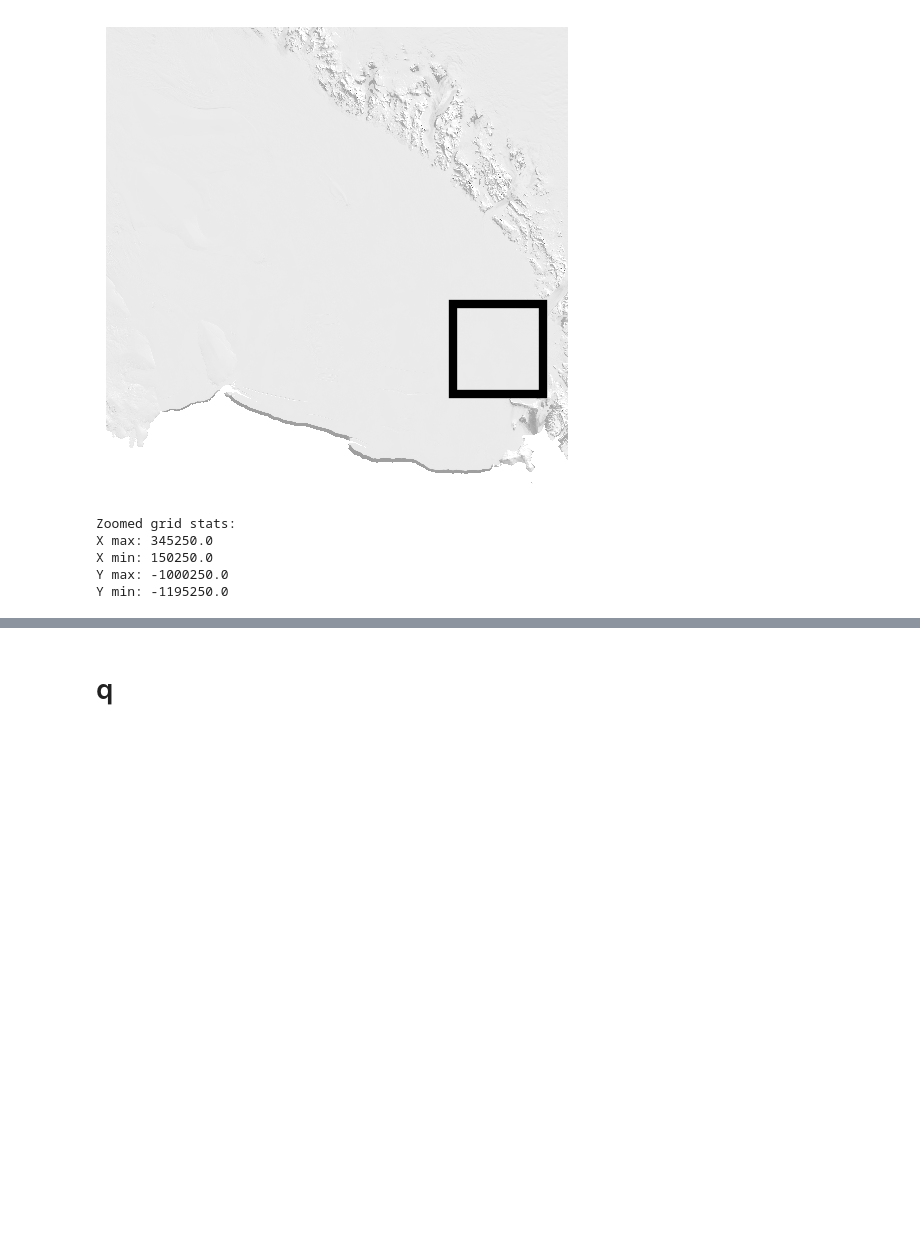
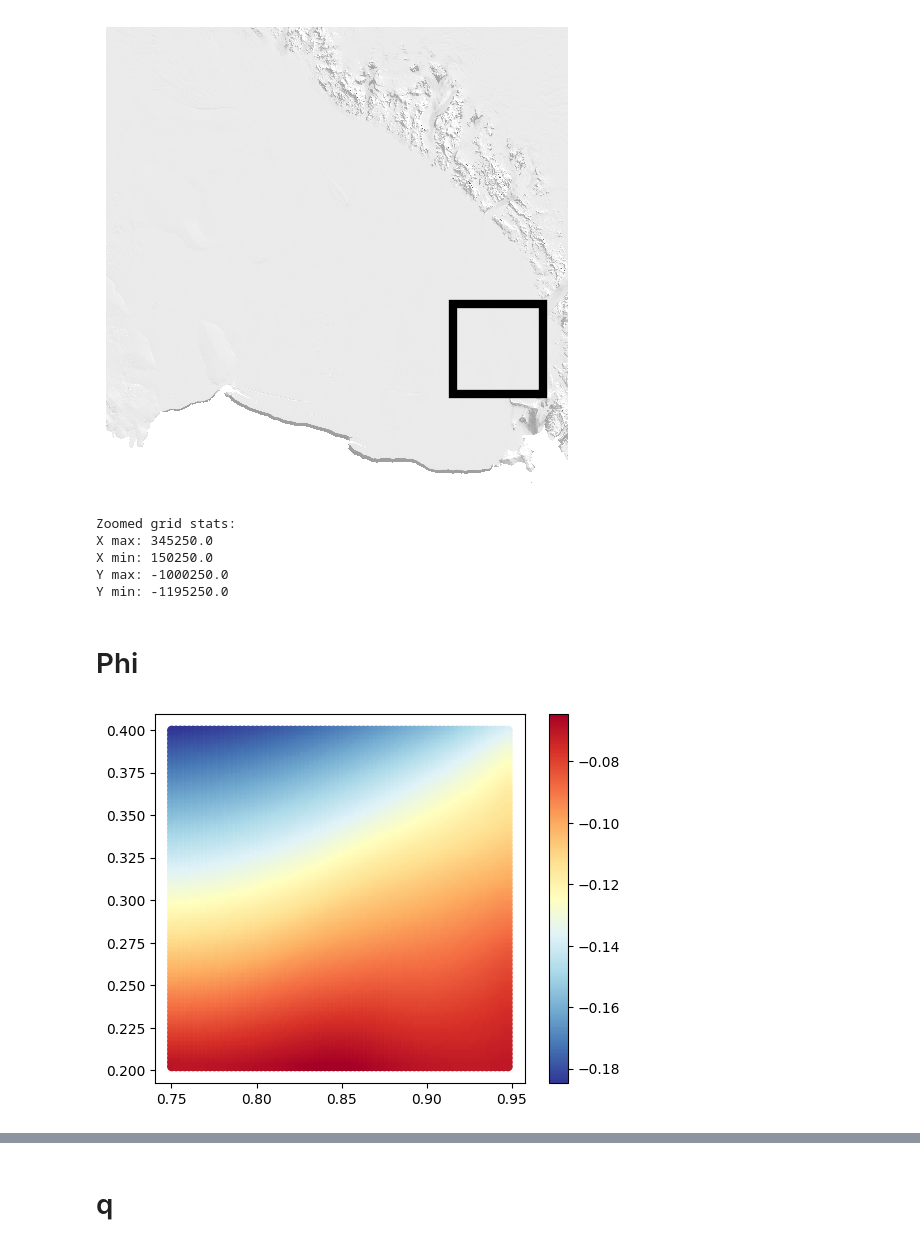
Before and after one commit to kimbente/FluxNet, a Jupyter notebook: helmholtz_decomposition.ipynb, the cells around one changed output, grey strips where cells are left out. Drawn from its saved outputs; the diff is of its cells as text; code cells hidden in the pictures; blank space fills up the shorter version.

Commit message:
add visualisations for presentation

```diff
--- a/helmholtz_decomposition.ipynb
+++ b/helmholtz_decomposition.ipynb
@@ -187,7 +207,25 @@ q_xy, df, cf = model(XY_batch, return_parts = True)
 XY_batch_hr = XY_zoom_tensor_hr.requires_grad_(True).to(device)
 
 q_xy_hr, _, _ = model(XY_batch_hr, return_parts = True)
+_, psi, phi  = model(XY_batch_hr, return_potentials = True)
 
 div_hr = compute_divergence_field(
     mean_pred = q_xy_hr,
     x_grad = XY_batch_hr)
+# %% [markdown]
+# Phi
+# %%
+# Check orientation of div field
+plt.scatter(
+    XY_batch_hr[:, 0].cpu().detach().numpy(),
+    XY_batch_hr[:, 1].cpu().detach().numpy(),
+    c = phi.detach().cpu().numpy(),
+    cmap = "RdYlBu_r",
+)
+
+plt.gca().set_aspect('equal')   # <-- correct
+
+plt.colorbar()
+plt.show()
+# %% [output]
+[figure, added]
```
Also changed, not shown: parts of 7 cells of this notebook, 7 other files.
